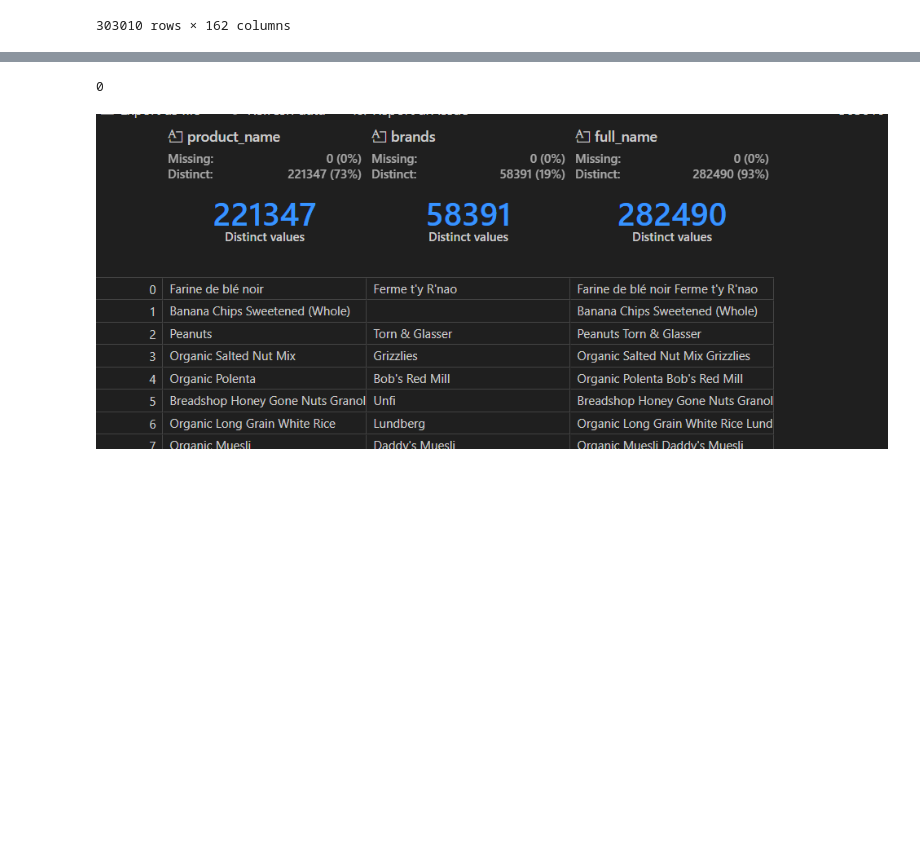
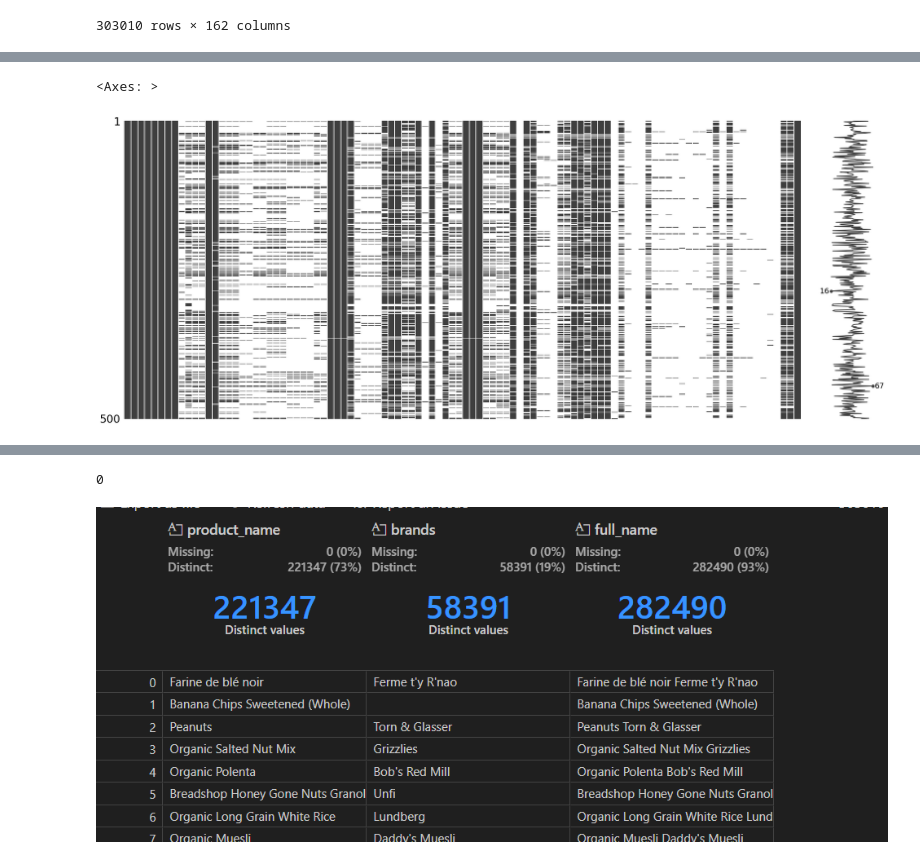
Before and after one commit to Solenhya/IAFood-P4-DevIA-G1, a Jupyter notebook: Améliorer la santé par l'IA - Analyse des données Open Food Facts.ipynb, the cells around one changed output, grey strips where cells are left out. Drawn from its saved outputs; the diff is of its cells as text; code cells hidden in the pictures; blank space fills up the shorter version.

```diff
--- a/Améliorer la santé par l'IA - Analyse des données Open Food Facts.ipynb
+++ b/Améliorer la santé par l'IA - Analyse des données Open Food Facts.ipynb
@@ -170,0 +238,5 @@ df = df.drop_duplicates()
+# %%
+msno.matrix(dfClean.sample(500))
+# %% [output]
+<Axes: >
+[figure, added]
```
Also changed, not shown: parts of 21 cells of this notebook, 1 other file.
